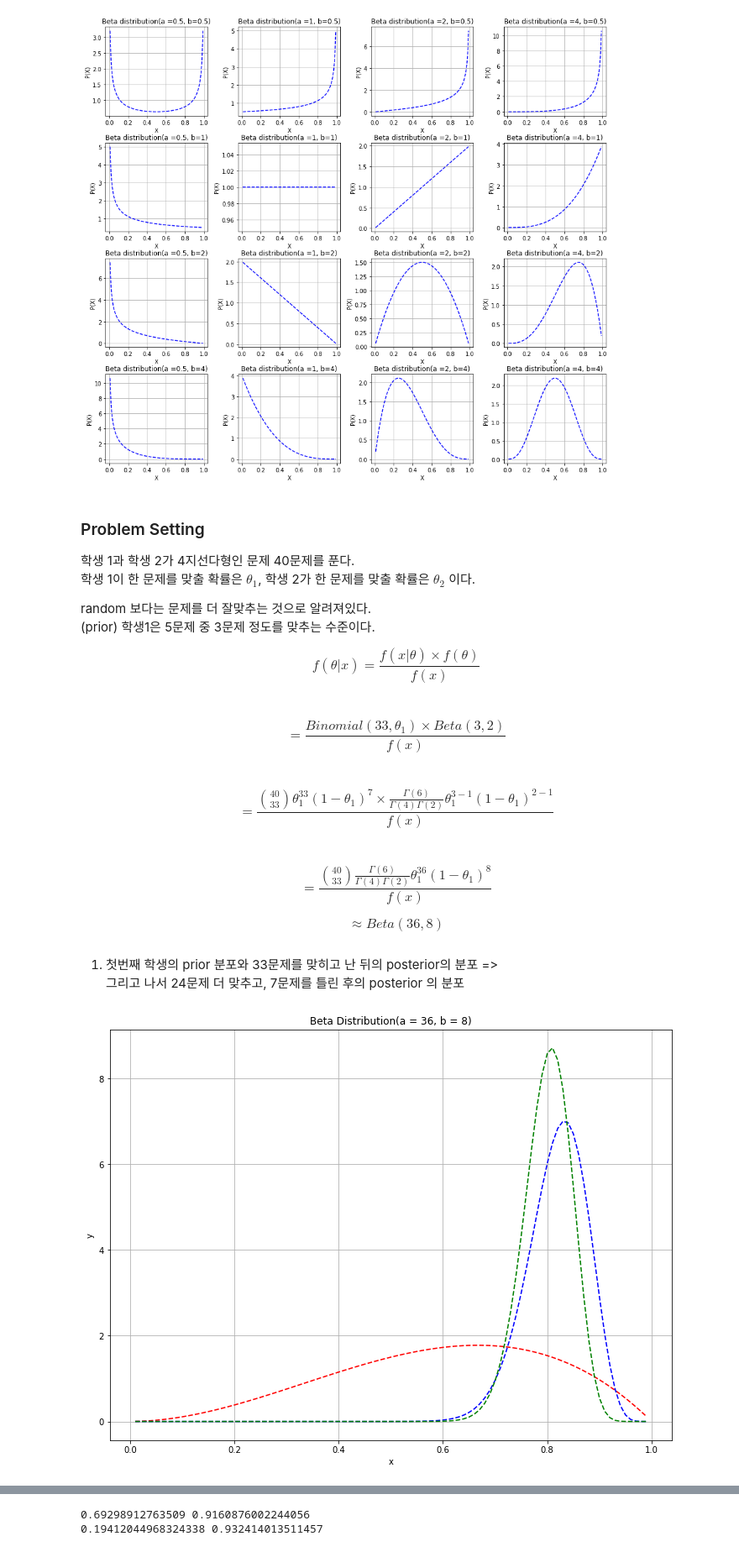
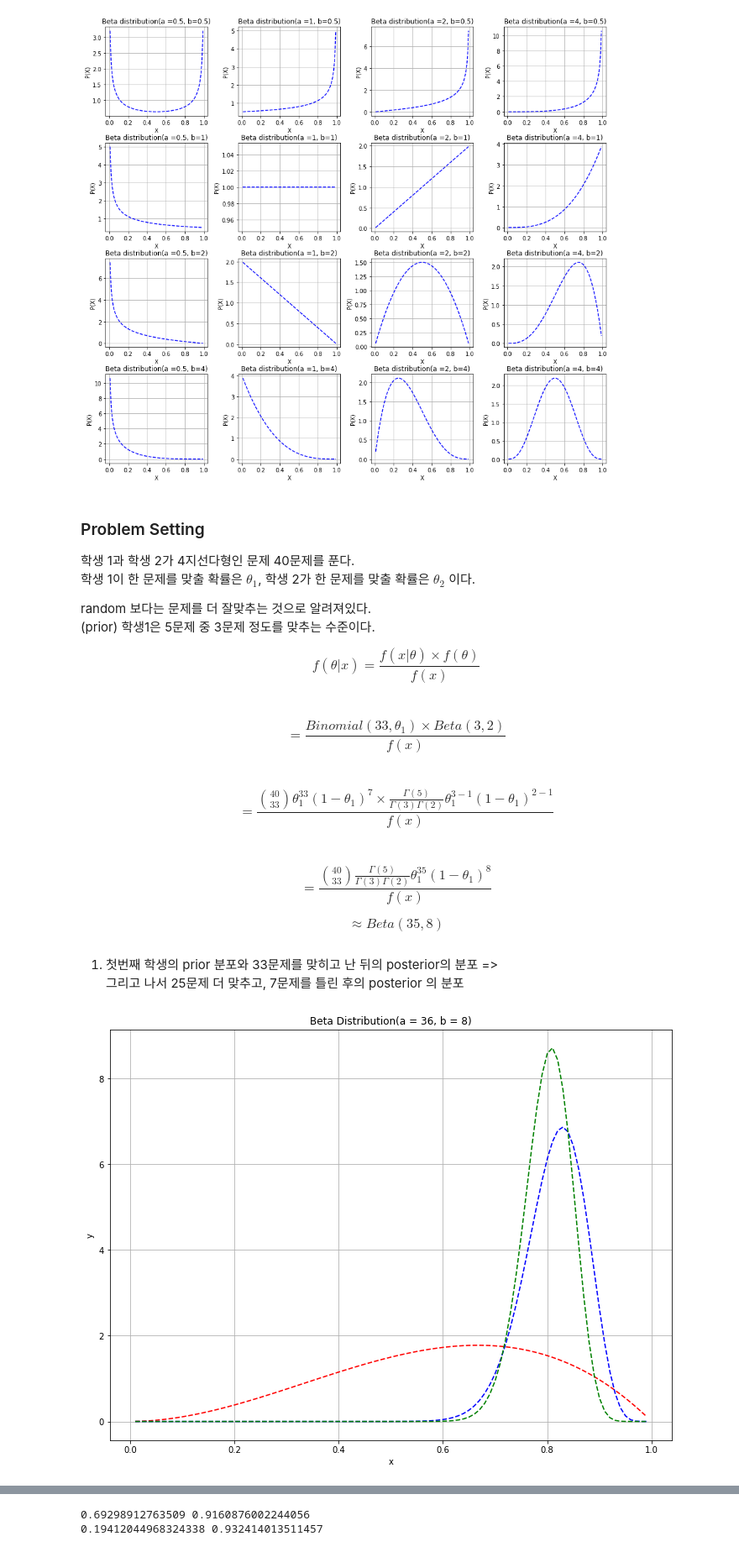
Before and after one commit to youngjai12/Bayesian, a Jupyter notebook: bayesian1.ipynb, the cells around one changed output, grey strips where cells are left out. Shown: that part at 84% size. Saved outputs shown, nothing was run; the diff lists cells and outputs as text; code cells hidden in the pictures.

```diff
--- a/bayesian1.ipynb
+++ b/bayesian1.ipynb
@@ -134,29 +134,29 @@ random 보다는 문제를 더 잘맞추는 것으로 알려져있다.
 
 $$f(\theta|x) = \frac{f(x|\theta) \times f(\theta)}{f(x)} $$
 $$ = \frac{Binomial(33, \theta_1) \times Beta(3,2)}{f(x)}$$
-$$ = \frac{\binom{40}{33}\theta_1^{33}(1-\theta_1)^7 \times \frac{\Gamma{(6)}}{\Gamma{(4)}\Gamma{(2)}} \theta_1^{3-1} (1-\theta_1)^{2-1}}{f(x)}$$
-$$ = \frac{\binom{40}{33} \frac{\Gamma{(6)}}{\Gamma{(4)}\Gamma{(2)}} \theta_1^{36} (1-\theta_1)^{8} }{f(x)}$$
+$$ = \frac{\binom{40}{33}\theta_1^{33}(1-\theta_1)^7 \times \frac{\Gamma{(5)}}{\Gamma{(3)}\Gamma{(2)}} \theta_1^{3-1} (1-\theta_1)^{2-1}}{f(x)}$$
+$$ = \frac{\binom{40}{33} \frac{\Gamma{(5)}}{\Gamma{(3)}\Gamma{(2)}} \theta_1^{35} (1-\theta_1)^{8} }{f(x)}$$
 
-$$ \approx Beta(36,8)$$
+$$ \approx Beta(35,8)$$
 # %% [markdown]
 1. 첫번째 학생의 prior 분포와 33문제를 맞히고 난 뒤의 posterior의 분포    =>
-  그리고 나서 24문제 더 맞추고, 7문제를 틀린 후의 posterior 의 분포
+  그리고 나서 25문제 더 맞추고, 7문제를 틀린 후의 posterior 의 분포
 # %%
 from scipy.stats import beta, gamma
 plt.figure(figsize = (12,9))
 
-posterior =  beta(36,8).pdf(x)
+posterior =  beta(35,8).pdf(x)
 newest = beta(60,15).pdf(x)
 prior = beta(3,2).pdf(x)
 
 plt.plot(x, prior, 'r--')
 plt.plot(x, posterior, 'b--')
 plt.plot(x, newest, 'g--')
 
 plt.xlabel("x")
 plt.ylabel("y")
 plt.title("Beta Distribution(a = 36, b = 8)")
 plt.grid()
 plt.show()
 # %% [output]
-[figure, old version]
+[figure, new version]
```
Also changed, not shown: parts of 2 cells of this notebook.
